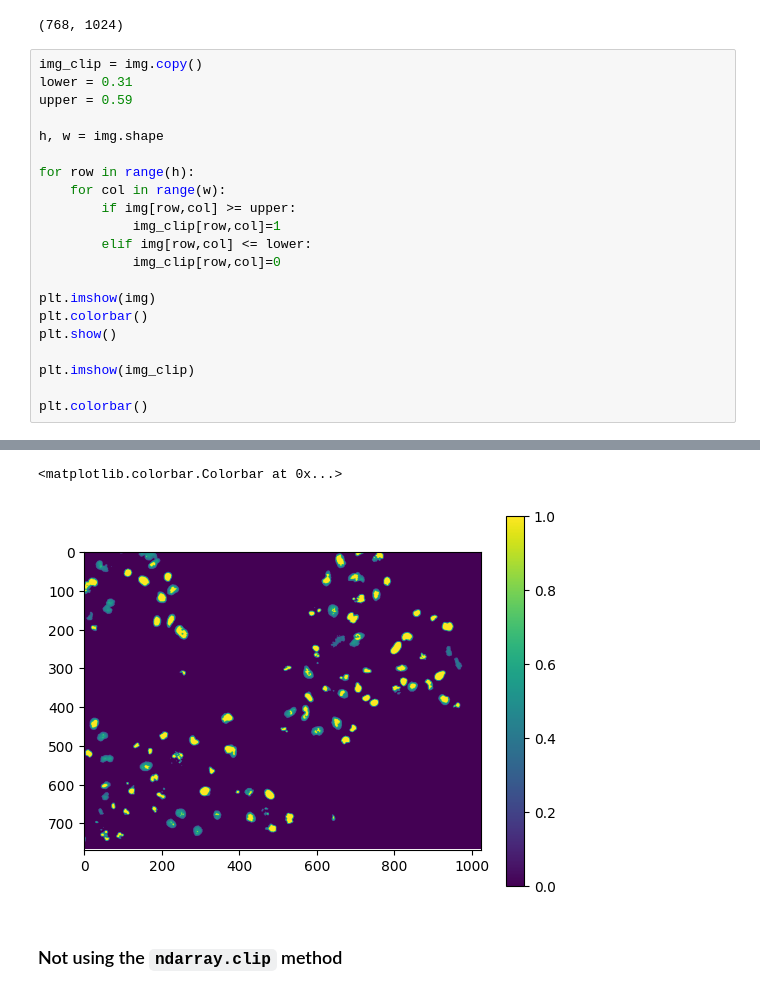
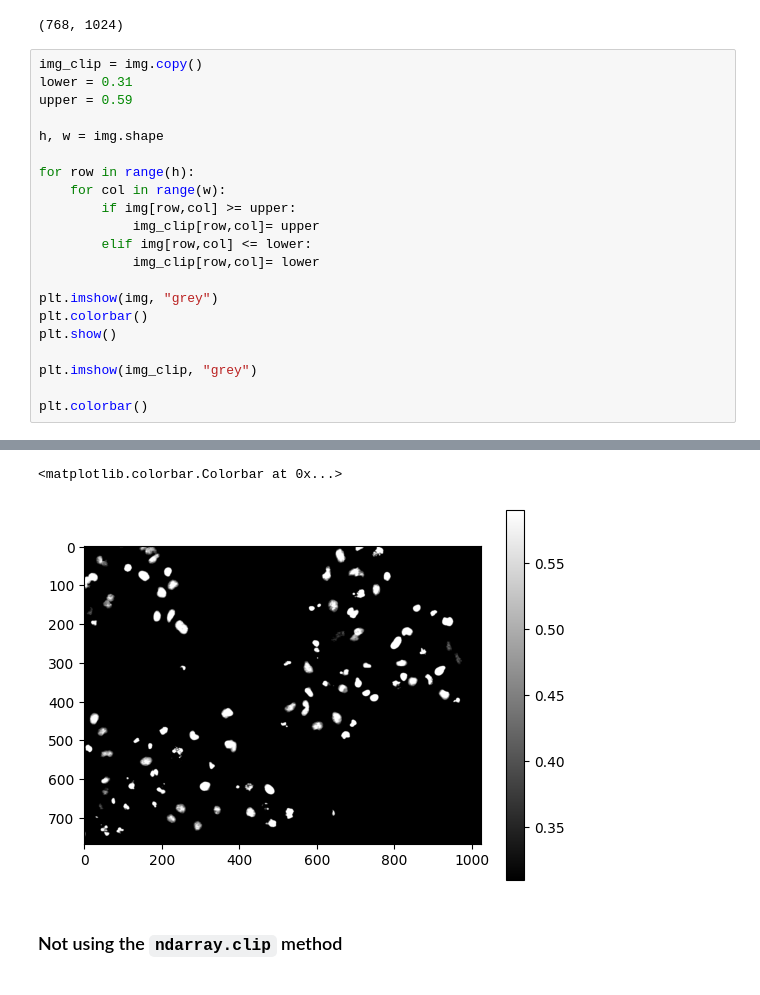
Before and after one commit to LutzReh/mobi-fs3-python, a Jupyter notebook: task2.ipynb, the cells around one changed output, grey strips where cells are left out. Saved outputs shown, nothing was run; the diff lists cells and outputs as text.

```diff
--- a/task2.ipynb
+++ b/task2.ipynb
@@ -72,15 +72,15 @@ h, w = img.shape
 for row in range(h):
     for col in range(w):
         if img[row,col] >= upper:
-            img_clip[row,col]=1
+            img_clip[row,col]= upper
         elif img[row,col] <= lower:
-            img_clip[row,col]=0
+            img_clip[row,col]= lower
 
-plt.imshow(img)
+plt.imshow(img, "grey")
 plt.colorbar()
 plt.show()
 
-plt.imshow(img_clip)
+plt.imshow(img_clip, "grey")
 
 plt.colorbar()
 # %% [output]
@@ -88,5 +88,5 @@ plt.colorbar()
 <matplotlib.colorbar.Colorbar at 0x...>
-[figure, old version]
+[figure, new version]
 # %% [markdown]
 ### Not using the `ndarray.clip` method
 # %% [markdown]
```
Also changed, not shown: parts of 3 cells of this notebook.
